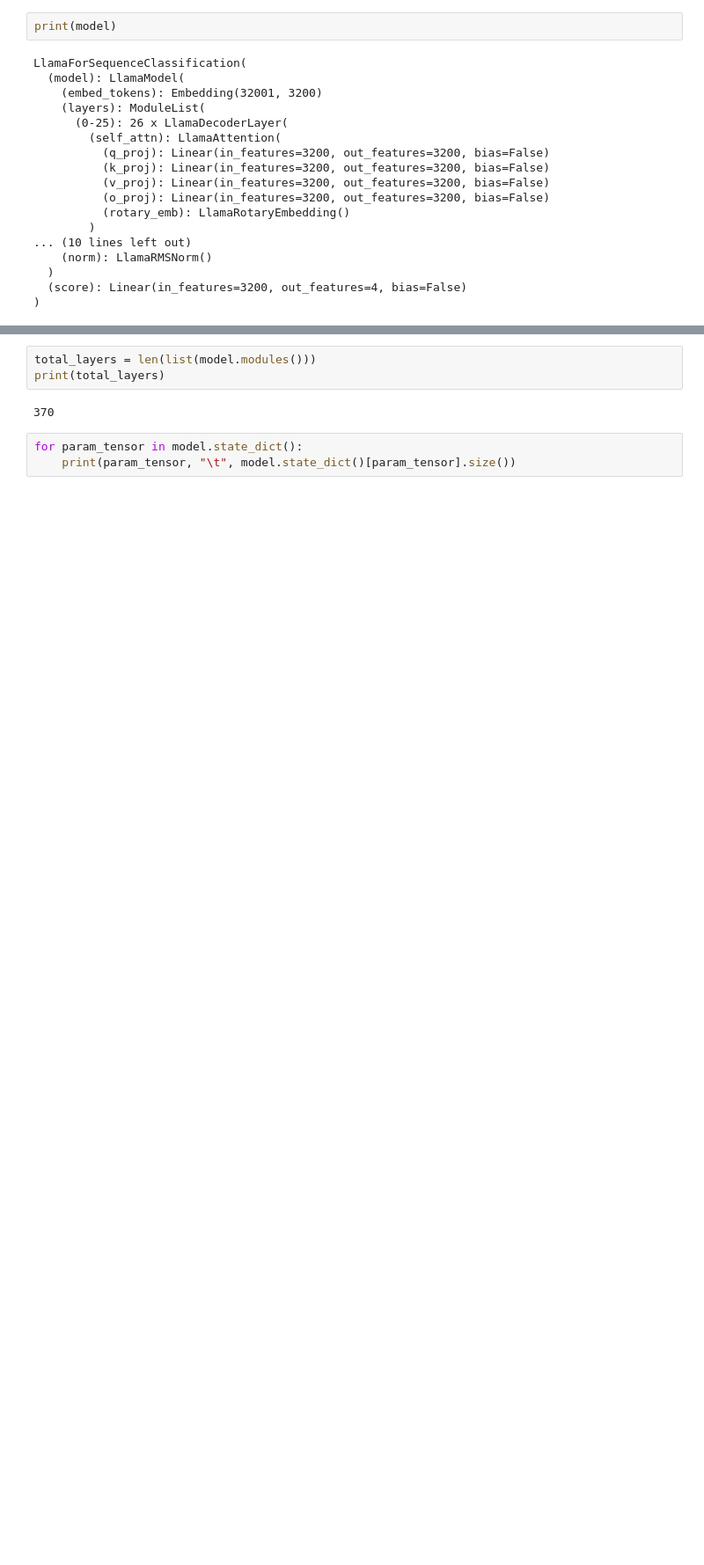
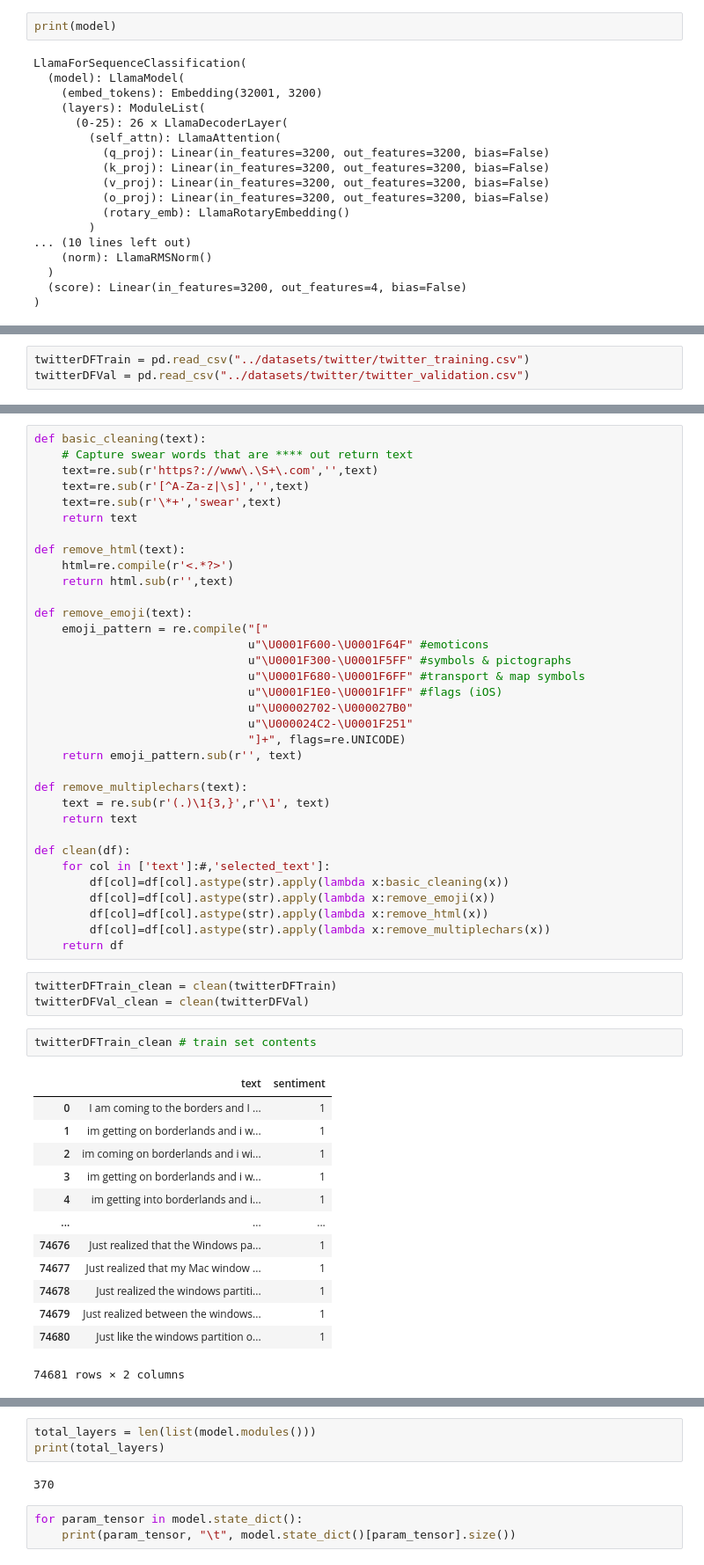
Before and after one commit to joseortizm/ai-notebooks, a Jupyter notebook: open_llama_3b.ipynb, the cells around one changed output, grey strips where cells are left out. Shown: that part at 88% size. Cells and saved outputs as stored; diff of their text form; blank space fills up the shorter version.

```diff
--- a/open_llama_3b.ipynb
+++ b/open_llama_3b.ipynb
@@ -98,0 +66,3 @@ with open(archivo_guardado, 'w') as archivo:
+# %%
+twitterDFTrain = pd.read_csv("../datasets/twitter/twitter_training.csv")
+twitterDFVal = pd.read_csv("../datasets/twitter/twitter_validation.csv")
@@ -98,0 +90,53 @@ with open(archivo_guardado, 'w') as archivo:
+# %%
+def basic_cleaning(text):
+    # Capture swear words that are **** out return text
+    text=re.sub(r'https?://www\.\S+\.com','',text)
+    text=re.sub(r'[^A-Za-z|\s]','',text)
+    text=re.sub(r'\*+','swear',text)
+    return text
+
+def remove_html(text):
+    html=re.compile(r'<.*?>')
+    return html.sub(r'',text)
+
+def remove_emoji(text):
+    emoji_pattern = re.compile("["
+                               u"\U0001F600-\U0001F64F" #emoticons
+                               u"\U0001F300-\U0001F5FF" #symbols & pictographs
+                               u"\U0001F680-\U0001F6FF" #transport & map symbols
+                               u"\U0001F1E0-\U0001F1FF" #flags (iOS)
+                               u"\U00002702-\U000027B0"
+                               u"\U000024C2-\U0001F251"
+                               "]+", flags=re.UNICODE)
+    return emoji_pattern.sub(r'', text)
+
+def remove_multiplechars(text):
+    text = re.sub(r'(.)\1{3,}',r'\1', text)
+    return text
+
+def clean(df):
+    for col in ['text']:#,'selected_text']:
+        df[col]=df[col].astype(str).apply(lambda x:basic_cleaning(x))
+        df[col]=df[col].astype(str).apply(lambda x:remove_emoji(x))
+        df[col]=df[col].astype(str).apply(lambda x:remove_html(x))
+        df[col]=df[col].astype(str).apply(lambda x:remove_multiplechars(x))
+    return df
+# %%
+twitterDFTrain_clean = clean(twitterDFTrain)
+twitterDFVal_clean = clean(twitterDFVal)
+# %%
+twitterDFTrain_clean # train set contents
+# %% [output]
+|  | text | sentiment |
+| 0 | I am coming to the borders and I ... | 1 |
+| 1 | im getting on borderlands and i w... | 1 |
+| 2 | im coming on borderlands and i wi... | 1 |
+| 3 | im getting on borderlands and i w... | 1 |
+| 4 | im getting into borderlands and i... | 1 |
+| ... | ... | ... |
+| 74676 | Just realized that the Windows pa... | 1 |
+| 74677 | Just realized that my Mac window ... | 1 |
+| 74678 | Just realized the windows partiti... | 1 |
+| 74679 | Just realized between the windows... | 1 |
+| 74680 | Just like the windows partition o... | 1 |
+74681 rows × 2 columns
```
Also changed, not shown: parts of 26 cells of this notebook, 2 other files.
